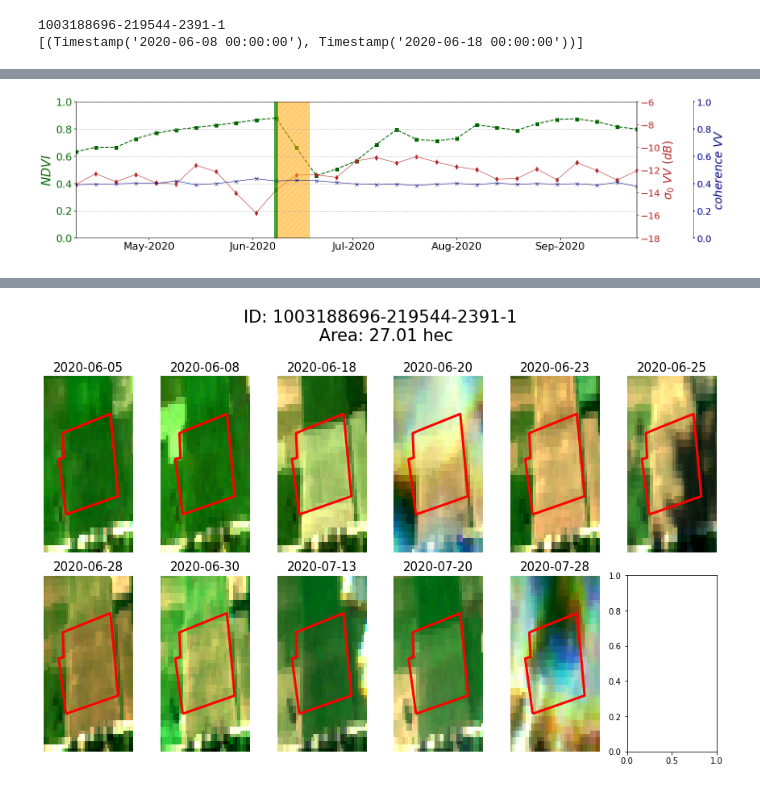
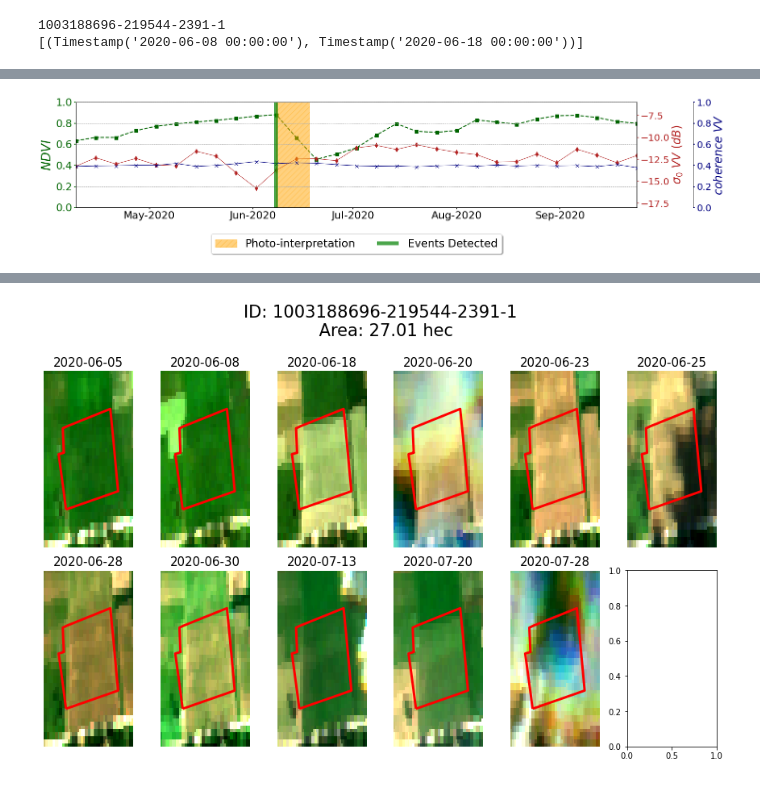
Before and after one commit to Agri-Hub/Deep-Learning-for-Cloud-Gap-Filling-on-Normalized-Difference-Vegetation-Index, a Jupyter notebook: Mowing_CNN_RNN.ipynb, the cells around one changed output, grey strips where cells are left out. Saved outputs shown, nothing was run; the diff lists cells and outputs as text; code cells hidden in the pictures.

```diff
--- a/Mowing_CNN_RNN.ipynb
+++ b/Mowing_CNN_RNN.ipynb
@@ -338,0 +445,2 @@ R^2: 0.959
+# %%
+labels = ['Photo-interpretation', 'Events Detected']
@@ -375,9 +521,12 @@ print(mowing_events[case])
 # %%
 cc = np.where(parcel_id_test==case)[0]
 yy = np.zeros(n_timesteps)
-for c in predictions_mowing_parcel[case]:
+for c in results_mowing_mean[case]:
+    print('Ground truth: {}'.format(mowing_events[case][0]))
+    print('Prediction: {}'.format(c))
+    print()
     d_0,d_1 = c
     yy[np.where(dates==d_0)[0]] = 1
 plot_parcel(dates,mowing_events[case],y_test[cc].mean(axis=0),X_test[cc,:,0].mean(axis=0),
-            X_test[cc,:,4].mean(axis=0),yy)
+            X_test[cc,:,4].mean(axis=0),yy,labels)
 # %% [output]
@@ -384 +535 @@ plot_parcel(dates,mowing_events[case],y_test[cc].mean(axis=0),X_test[cc,:,0].mea
-[figure, old version]
+[figure, new version]
```
Also changed, not shown: parts of 31 cells of this notebook, 1 other file.
